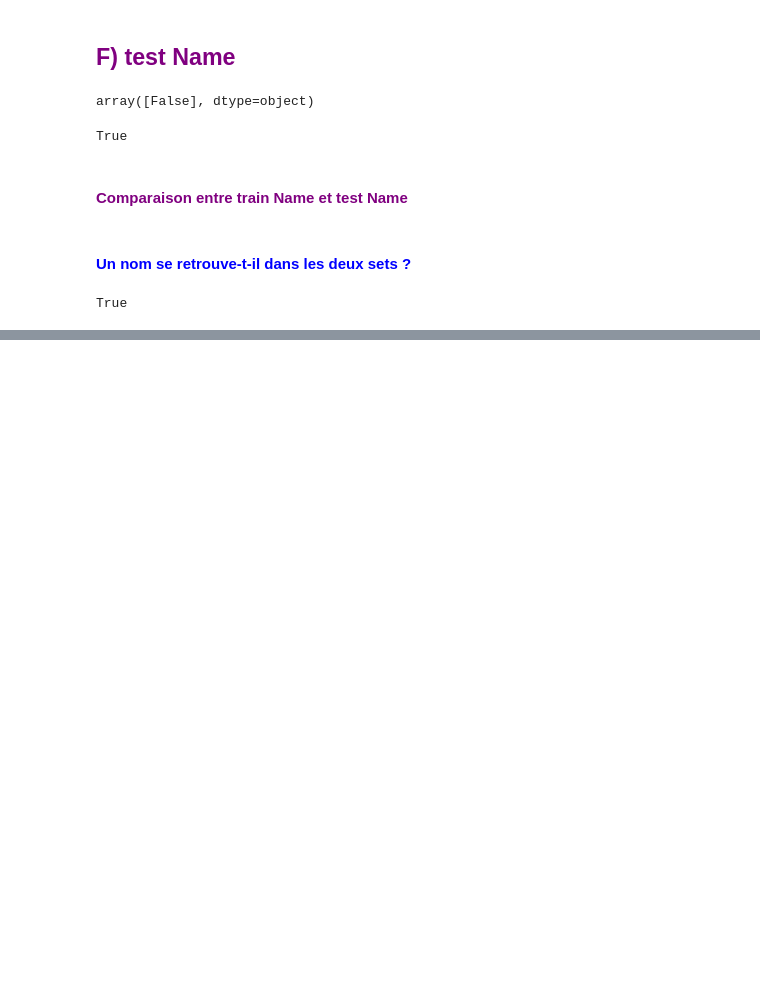
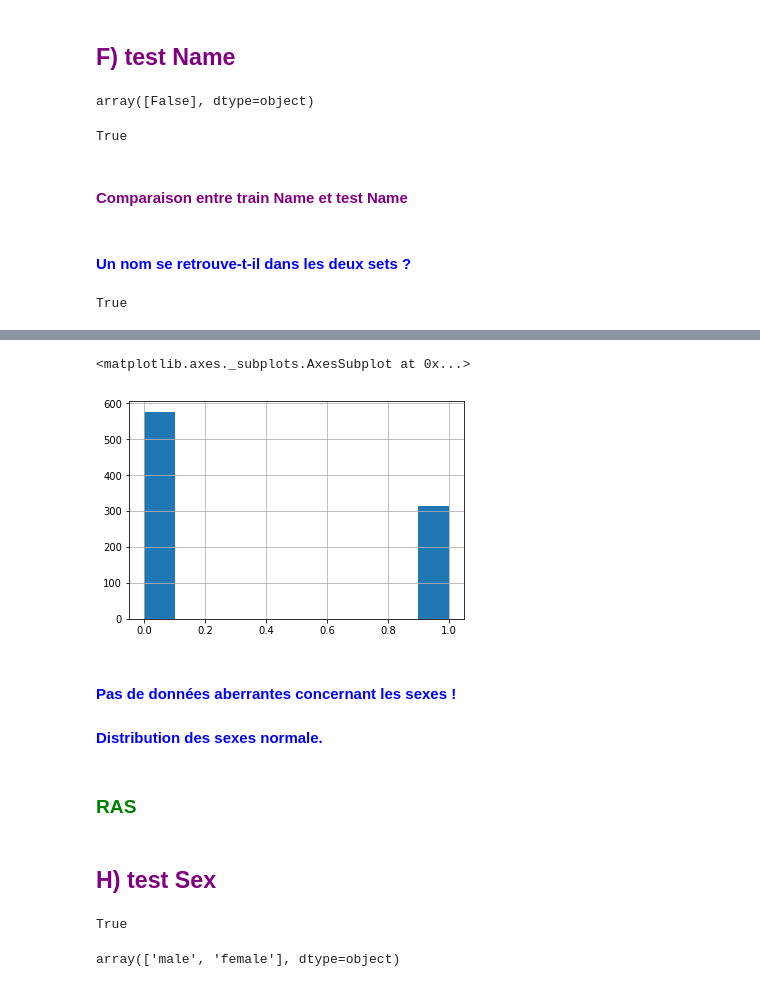
Before and after one commit to amarjane/kaggle-titanic, a Jupyter notebook: kaggle_analyse_data.ipynb, the cells around one changed output, grey strips where cells are left out. Saved outputs shown, nothing was run; the diff lists cells and outputs as text; code cells hidden in the pictures; blank space fills up the shorter version.

```diff
--- a/kaggle_analyse_data.ipynb
+++ b/kaggle_analyse_data.ipynb
@@ -184,0 +295,24 @@ True
+# %%
+sexe1 = pd.Series([0, 1], index=['male', 'female'])
+# %%
+sexe2 = train['Sex'].map(sexe1)
+# %%
+sexe2.hist()
+# %% [output]
+<matplotlib.axes._subplots.AxesSubplot at 0x...>
+[figure, added]
+# %% [markdown]
+#### <font color="blue">Pas de données aberrantes concernant les sexes !</font>
+#### <font color="blue">Distribution des sexes normale.</font>
+# %% [markdown]
+### <font color="green">RAS</font>
+# %% [markdown]
+## <font color="purple">H) test Sex</font>
+# %%
+test['Sex'].notnull().all()
+# %% [output]
+True
+# %%
+test['Sex'].unique()
+# %% [output]
+array(['male', 'female'], dtype=object)
```
Also changed, not shown: parts of 195 cells of this notebook, 7 other files.
